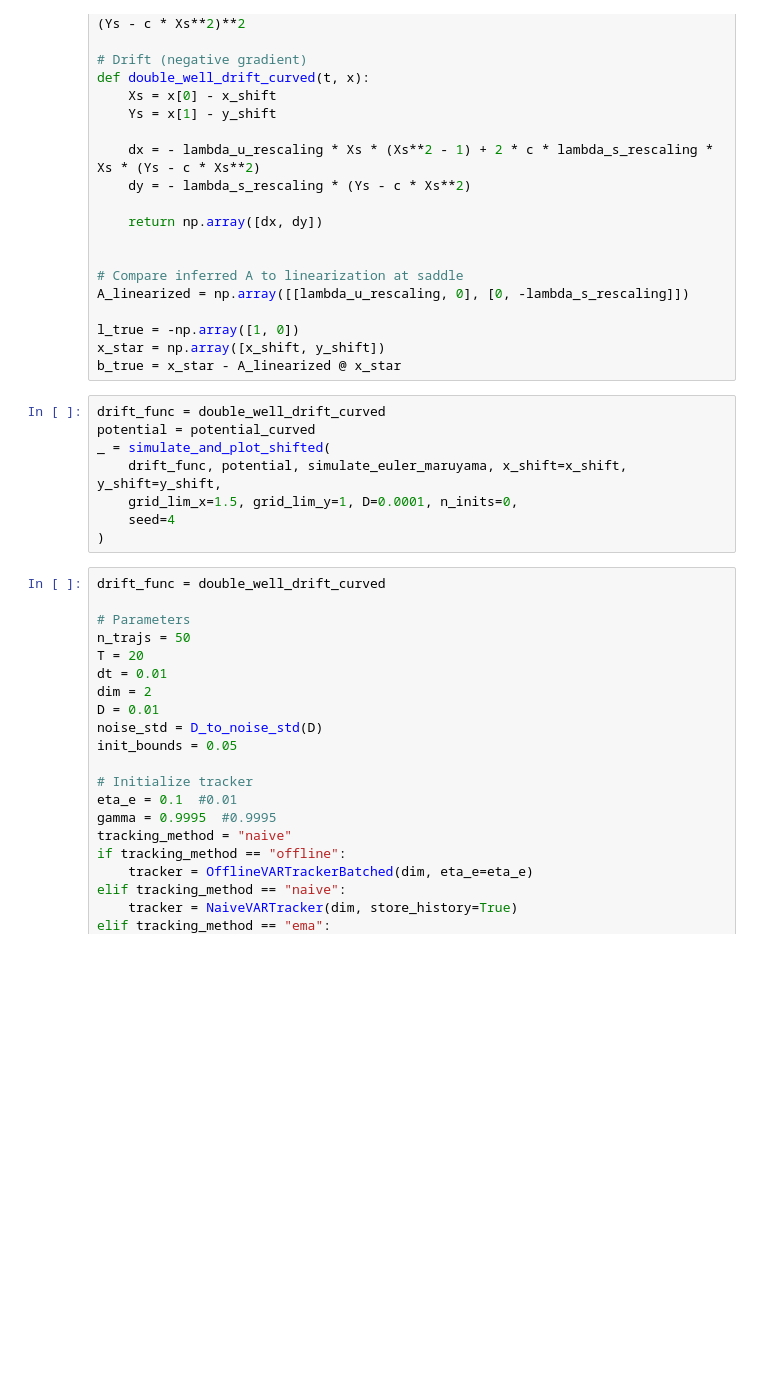
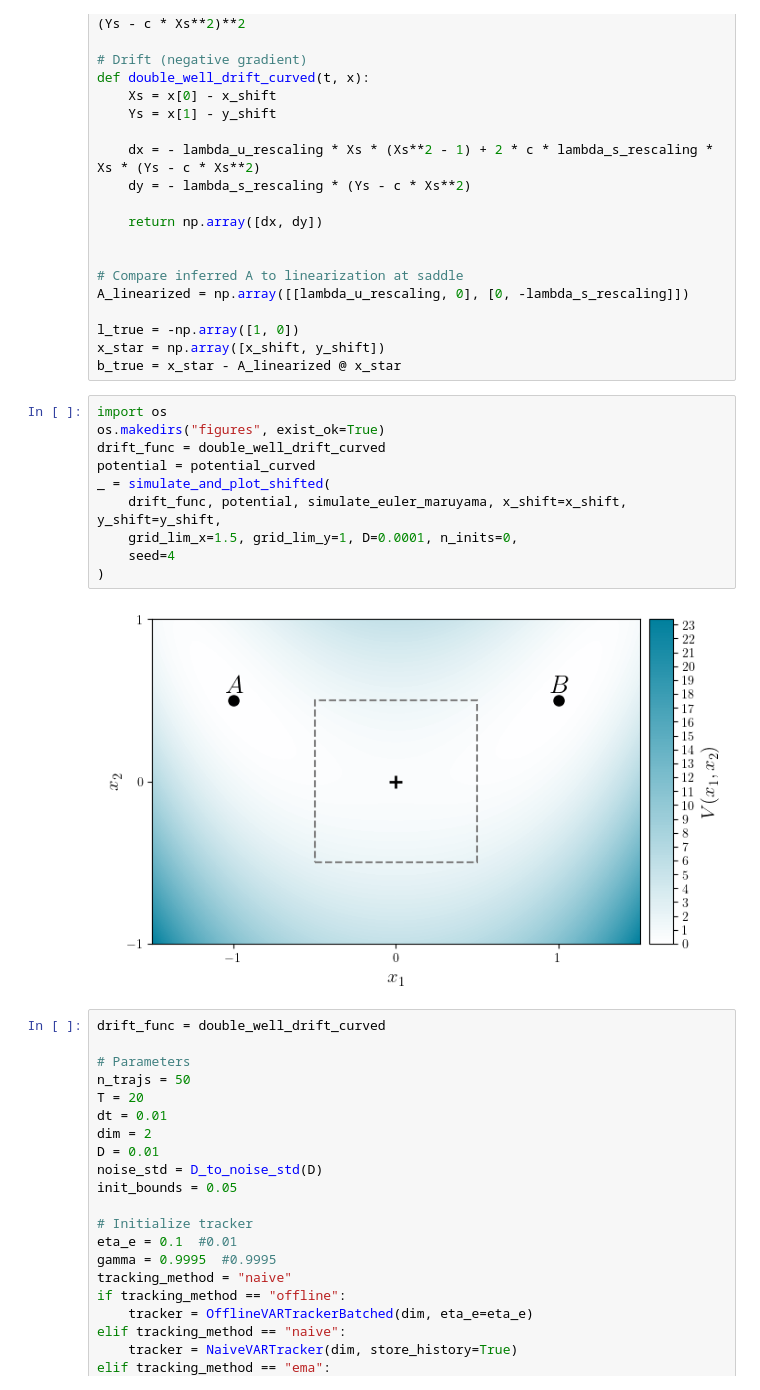
Before and after one commit to Asagodi/committor_control, a Jupyter notebook: estimation_test.ipynb, the cells around one changed output. Saved outputs shown, nothing was run; the diff lists cells and outputs as text; blank space fills up the shorter version.

```diff
--- a/estimation_test.ipynb
+++ b/estimation_test.ipynb
@@ -1374,13 +952,17 @@ l_true = -np.array([1, 0])
 x_star = np.array([x_shift, y_shift])
 b_true = x_star - A_linearized @ x_star
 # %%
+import os
+os.makedirs("figures", exist_ok=True)
 drift_func = double_well_drift_curved
 potential = potential_curved
 _ = simulate_and_plot_shifted(
     drift_func, potential, simulate_euler_maruyama, x_shift=x_shift, y_shift=y_shift,
     grid_lim_x=1.5, grid_lim_y=1, D=0.0001, n_inits=0,
     seed=4
 )
+# %% [output]
+[figure, added]
 # %%
 drift_func = double_well_drift_curved
 
```
Also changed, not shown: parts of 24 cells of this notebook.
